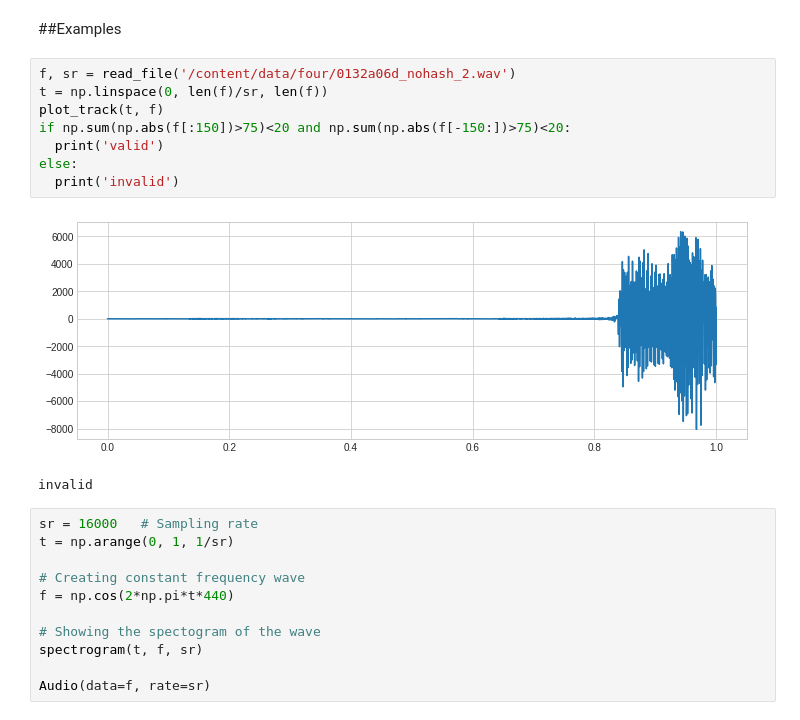
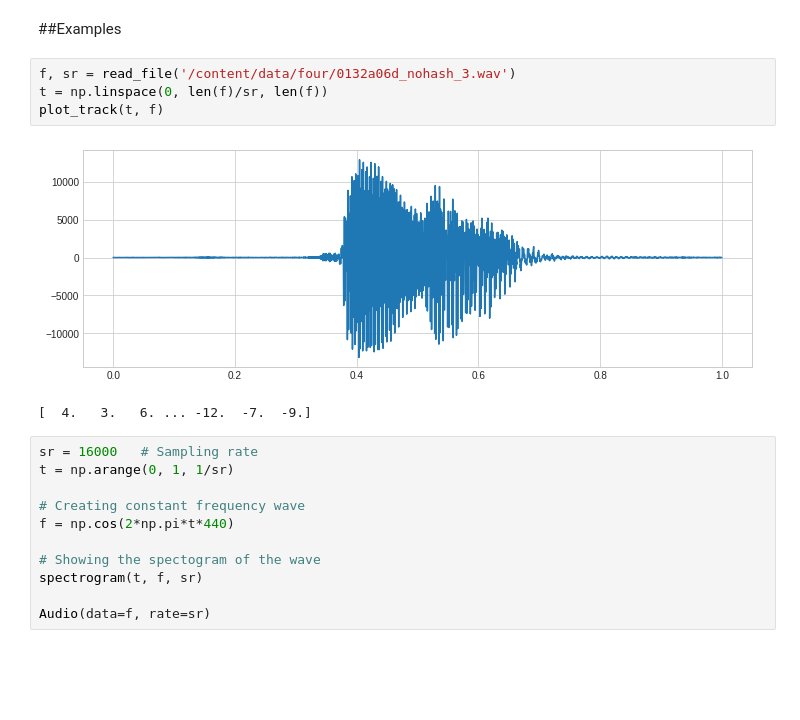
Before and after one commit to tigran-serobyan/keyword_spotting, a Jupyter notebook: Spectrogram.ipynb, the cells around one changed output. Drawn from its saved outputs; the diff is of its cells as text; blank space fills up the shorter version.

```diff
--- a/Spectrogram.ipynb
+++ b/Spectrogram.ipynb
@@ -51,16 +51,12 @@ def read_file(file_name):
 # %% [markdown]
 ##Examples
 # %%
-f, sr = read_file('/content/data/four/0132a06d_nohash_2.wav')
+f, sr = read_file('/content/data/four/0132a06d_nohash_3.wav')
 t = np.linspace(0, len(f)/sr, len(f))
 plot_track(t, f)
-if np.sum(np.abs(f[:150])>75)<20 and np.sum(np.abs(f[-150:])>75)<20:
-  print('valid')
-else:
-  print('invalid')
 # %% [output]
-[figure, old version]
+[figure, new version]
-invalid
+[  4.   3.   6. ... -12.  -7.  -9.]
 # %%
 sr = 16000   # Sampling rate
 t = np.arange(0, 1, 1/sr)
```
Also changed, not shown: parts of 1 cell of this notebook.
